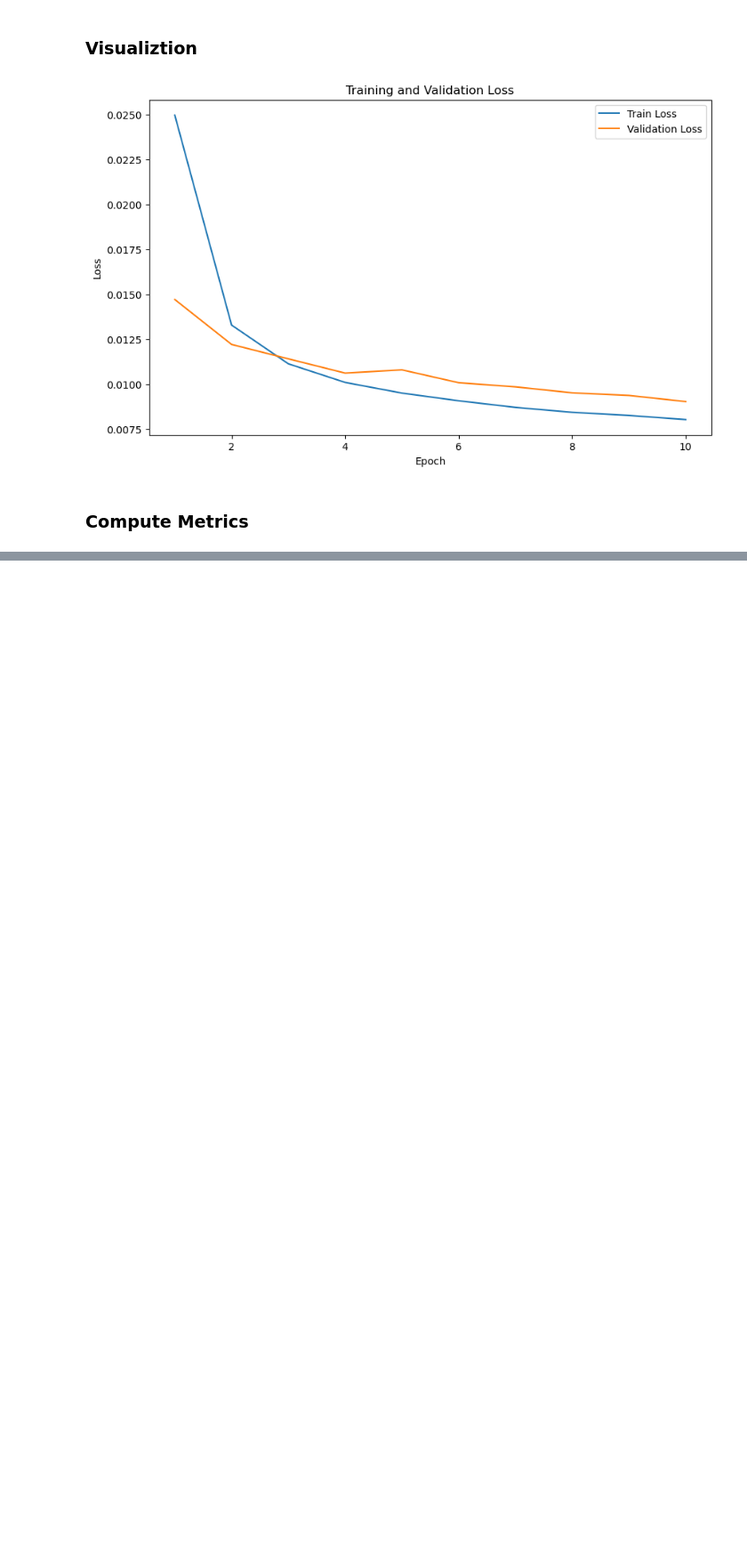
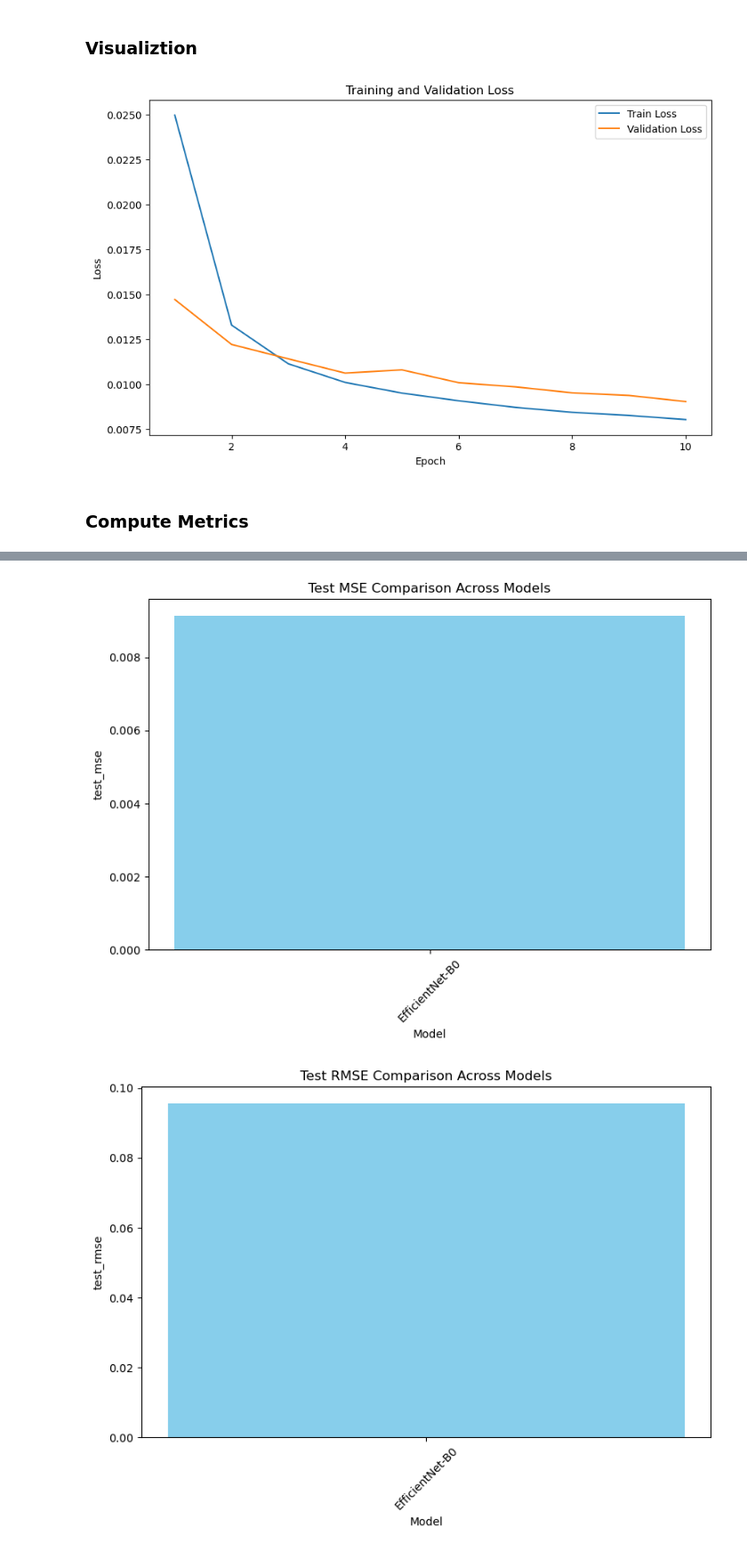
Before and after one commit to m1hammad/galaxy-morphology-classification, a Jupyter notebook: dl_project_main.ipynb, the cells around one changed output, grey strips where cells are left out. Shown at 89% size. Cells and saved outputs as stored; diff of their text form; code cells hidden in the pictures; blank space fills up the shorter version.

```diff
--- a/dl_project_main.ipynb
+++ b/dl_project_main.ipynb
@@ -309,0 +340,19 @@ def plot_loss_curves(train_losses, val_losses):
+# %%
+def create_summary_table(metrics_dict):
+    data = []
+    for model_name, metrics in metrics_dict.items():
+        row = {'Model': model_name}
+        row.update(metrics)
+        data.append(row)
+    summary_df = pd.DataFrame(data)
+    return summary_df
+# %%
+def plot_bar_chart(summary_df, metric, title):
+    plt.figure(figsize=(8, 6))
+    plt.bar(summary_df['Model'], summary_df[metric], color='skyblue')
+    plt.xlabel('Model')
+    plt.ylabel(metric)
+    plt.title(title)
+    plt.xticks(rotation=45)
+    plt.tight_layout()
+    plt.show()
@@ -528,0 +730,9 @@ Test MAE: 0.0557
+# %%
+summary_table = create_summary_table(metrics_dict)
+
+plot_bar_chart(summary_table,"test_mse" , 'Test MSE Comparison Across Models')
+plot_bar_chart(summary_table,"test_rmse" , 'Test RMSE Comparison Across Models')
+plot_bar_chart(summary_table,"test_mae" , 'Test MAE Comparison Across Models')
+# %% [output]
+[figure, added]
+[figure, added]
```
Also changed, not shown: parts of 16 cells of this notebook.
